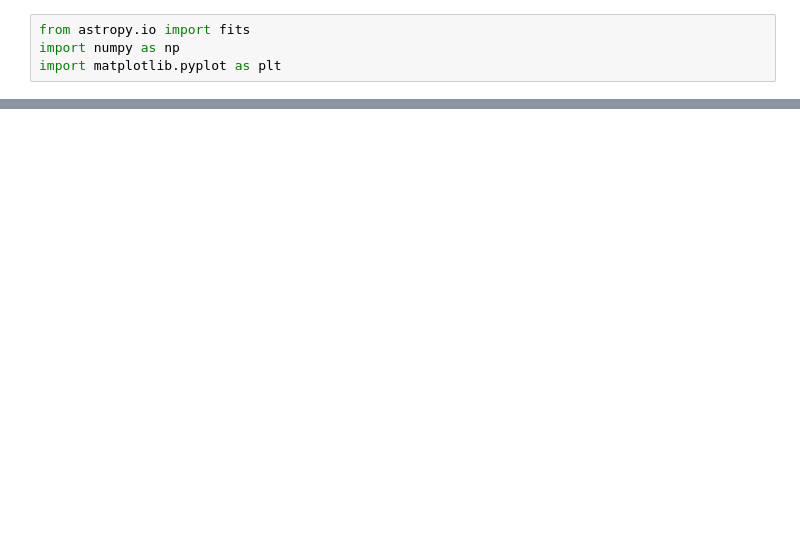
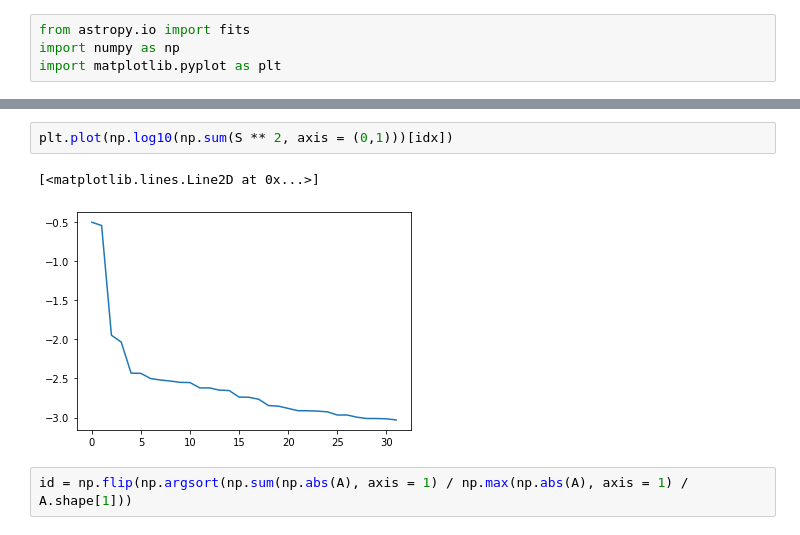
Before and after one commit to tobias-liaudat/psf-sandbox, a Jupyter notebook: plot-notebooks/pix.ipynb, the cells around one changed output, grey strips where cells are left out. Drawn from its saved outputs; the diff is of its cells as text; blank space fills up the shorter version.

```diff
--- a/plot-notebooks/pix.ipynb
+++ b/plot-notebooks/pix.ipynb
@@ -37,0 +78,7 @@ plt.show()
+# %%
+plt.plot(np.log10(np.sum(S ** 2, axis = (0,1)))[idx])
+# %% [output]
+[<matplotlib.lines.Line2D at 0x...>]
+[figure, added]
+# %%
+id = np.flip(np.argsort(np.sum(np.abs(A), axis = 1) / np.max(np.abs(A), axis = 1) / A.shape[1]))
```
Also changed, not shown: parts of 8 cells of this notebook, 5 other files.
